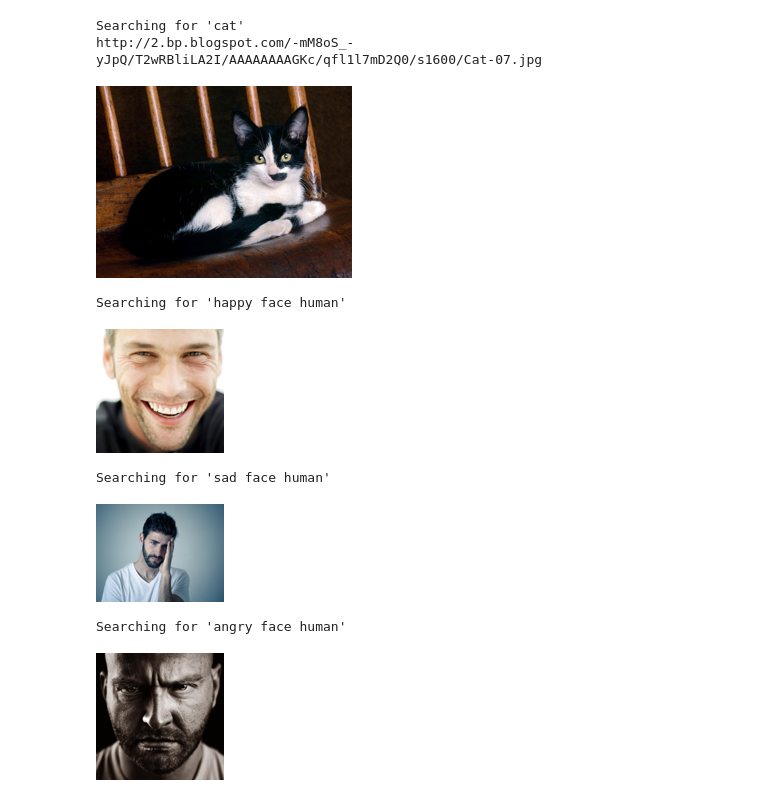
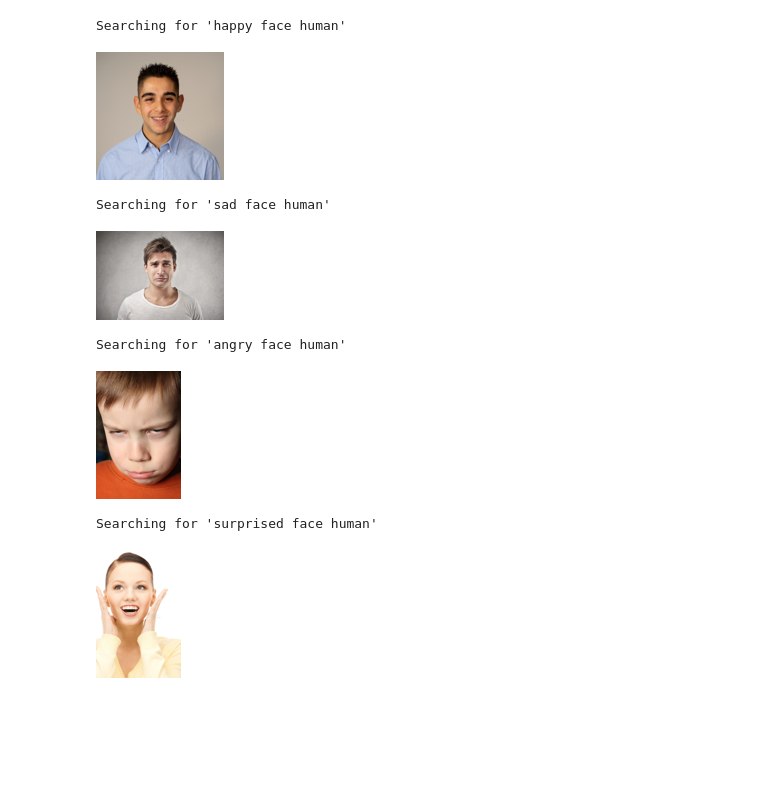
Before and after one commit to januvojta/fast-ai-notebooks, a Jupyter notebook: notebooks/emotion-recognition-notebook.ipynb, the cells around one changed output. Drawn from its saved outputs; the diff is of its cells as text; code cells hidden in the pictures; blank space fills up the shorter version.

```diff
--- a/notebooks/emotion-recognition-notebook.ipynb
+++ b/notebooks/emotion-recognition-notebook.ipynb
@@ -19,53 +19,43 @@ from hydra.utils import to_absolute_path as abspath
 with initialize(version_base=None, config_path="../configs"):
     config = compose(config_name="main-config.yaml")
 
-learning_data_path = abspath("../" + config.data.path)
-t
+learning_data_path = abspath("../" + config.learning_data.path)
+test_data_path = abspath("../" + config.test_data.path)
 model_path = abspath("../" + config.model.path)
 # %%
 #|export
 #search item function
-def search_images(term, max_images=30):
+def search_images(term, max_images=50):
     print(f"Searching for '{term}'")
     return search_images_ddg(term, max_images=max_images)
-# %%
-#urls
-urls = search_images('cat', max_images=1)
-if len(urls) == 0:
-    print('No images found')
-else:
-    print(urls[0])
-# %% [output]
-Searching for 'cat'
-http://2.bp.blogspot.com/-mM8oS_-yJpQ/T2wRBliLA2I/AAAAAAAAGKc/qfl1l7mD2Q0/s1600/Cat-07.jpg
 # %%
 from fastdownload import download_url
 
-dest = learning_data_path + 'bird.jpg'
-download_url(urls[0], dest, show_progress=False)
-
-im = Image.open(dest)
-im.to_thumb(256,256)
+#in two lines
+path = test_data_path + '/happy.jpg'
+download_url(search_images('happy face human', max_images=1)[0], path, show_progress=False)
+Image.open(path).to_thumb(128, 128)
 # %% [output]
+Searching for 'happy face human'
-[figure, old version]
+[figure, new version]
 # %%
-from fastdownload import download_url
-
-#in two lines
-download_url(search_images('happy face human', max_images=1)[0], learning_data_path + '/test/happy.jpg', show_progress=False)
-Image.open(learning_data_path + '/test/happy.jpg').to_thumb(128, 128)
+path = test_data_path + '/sad.jpg'
+download_url(search_images('sad face human', max_images=1)[0], path, show_progress=False)
+Image.open(path).to_thumb(128, 128)
 # %% [output]
-Searching for 'happy face human'
+Searching for 'sad face human'
-[figure, old version]
+[figure, new version]
 # %%
-download_url(search_images('sad face human', max_images=1)[0], learning_data_path + '/test/sad.jpg', show_progress=False)
-Image.open(learning_data_path + '/test/sad.jpg').to_thumb(128, 128)
+path = test_data_path + '/angry.jpg'
+download_url(search_images('angry face human', max_images=1)[0], path, show_progress=False)
+Image.open(path).to_thumb(128, 128)
 # %% [output]
-Searching for 'sad face human'
+Searching for 'angry face human'
-[figure, old version]
+[figure, new version]
 # %%
-download_url(search_images('angry face human', max_images=1)[0], learning_data_path + '/test/angry.jpg', show_progress=False)
-Image.open(learning_data_path + '/test/angry.jpg').to_thumb(128, 128)
+path = test_data_path + '/surprised.jpg'
+download_url(search_images('surprised face human', max_images=1)[0], path, show_progress=False)
+Image.open(path).to_thumb(128, 128)
 # %% [output]
-Searching for 'angry face human'
+Searching for 'surprised face human'
-[figure, old version]
+[figure, new version]
```
Also changed, not shown: parts of 9 cells of this notebook, 2 other files.
